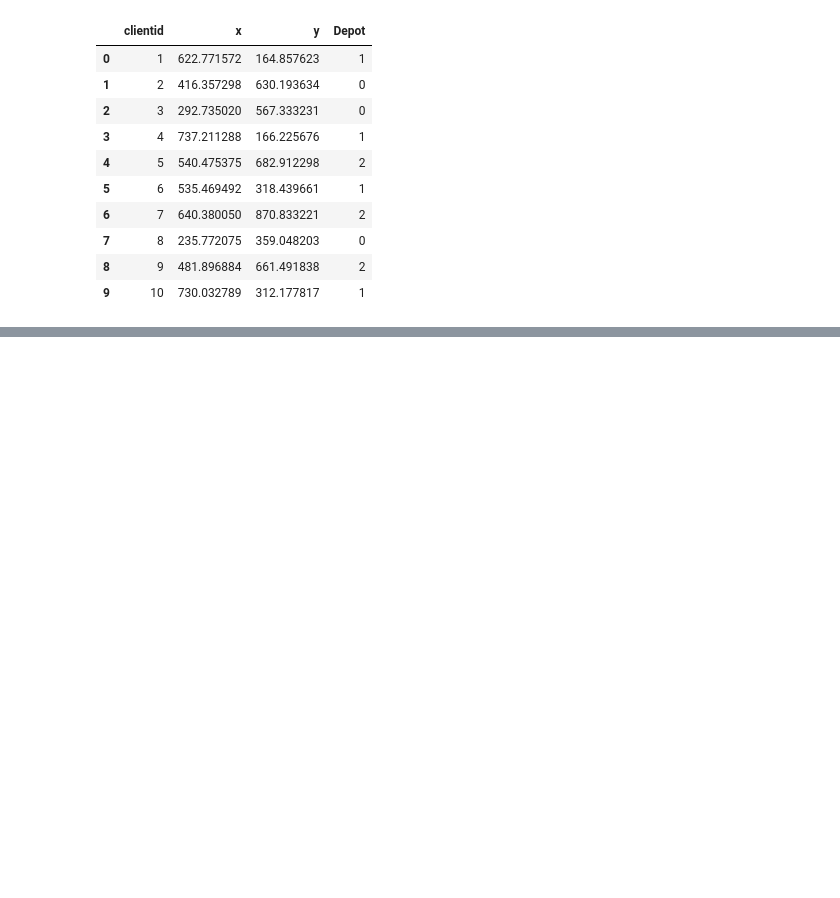
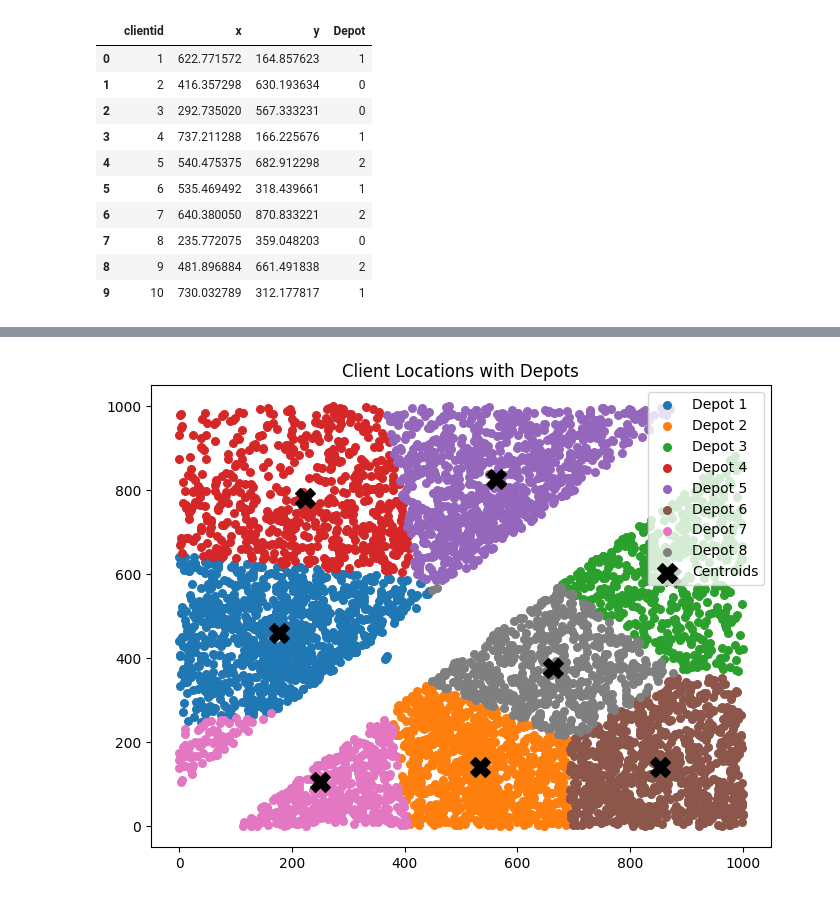
Before and after one commit to samuelms123/ML-tasks, a Jupyter notebook: task5/task5-pipeline.ipynb, the cells around one changed output, grey strips where cells are left out. Saved outputs shown, nothing was run; the diff lists cells and outputs as text; code cells hidden in the pictures; blank space fills up the shorter version.

```diff
--- a/task5/task5-pipeline.ipynb
+++ b/task5/task5-pipeline.ipynb
@@ -131,0 +161,7 @@ cust_df.head(10)
+# %%
+# With 8 clusters
+kmeans.n_clusters = 8
+kmeans.fit(cust_df[['x', 'y']])
+plot_kmeans(8)
+# %% [output]
+[figure, added]
```
Also changed, not shown: parts of 10 cells of this notebook.
